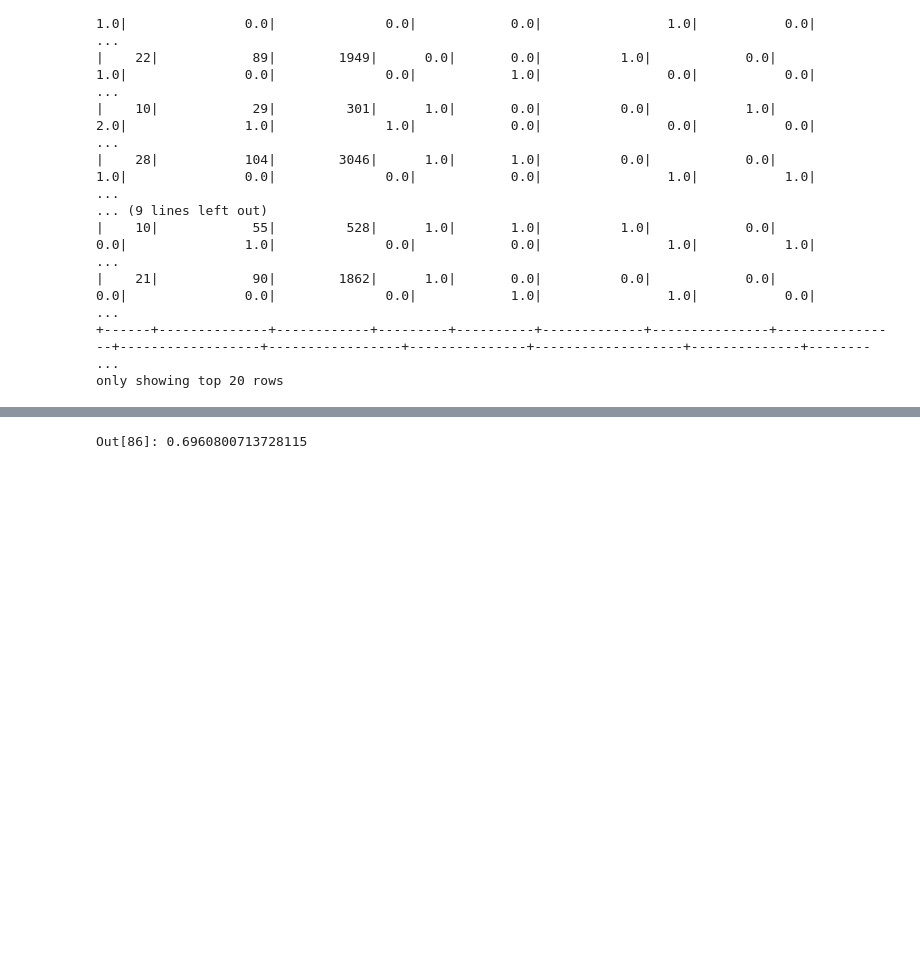
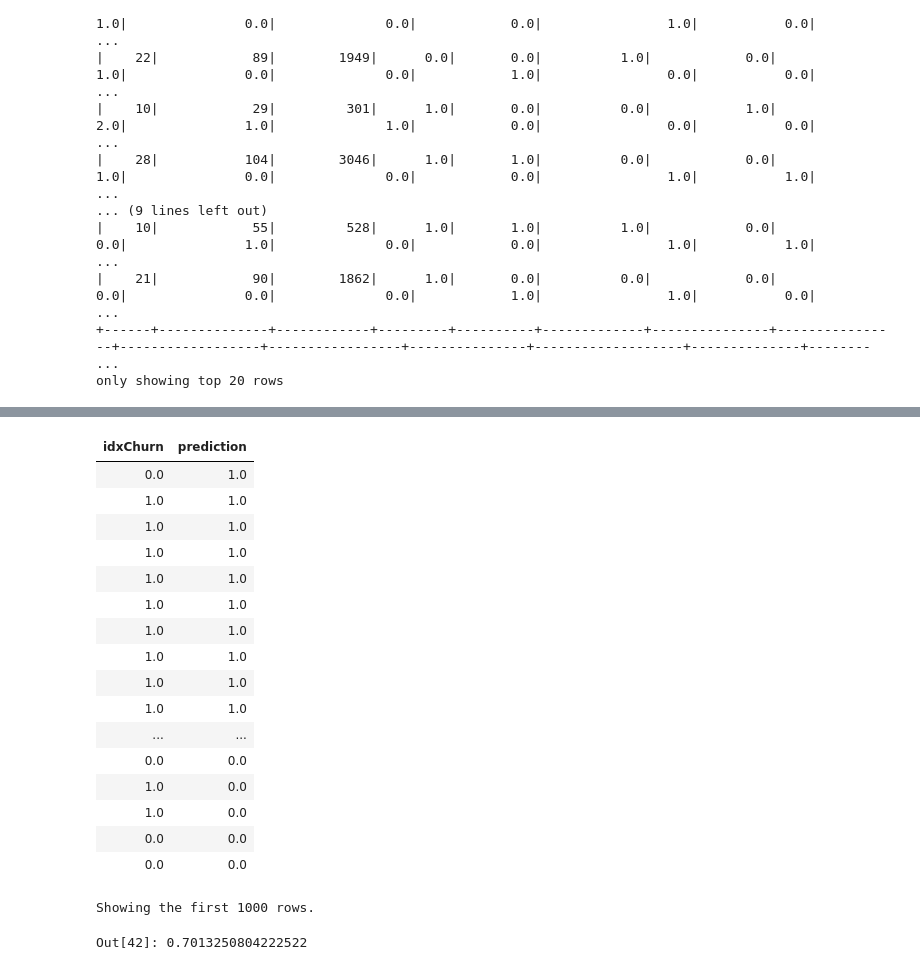
Before and after one commit to AhmadSamandari/customer_churn, a Jupyter notebook: churn_main.ipynb, the cells around one changed output, grey strips where cells are left out. Cells and saved outputs as stored; diff of their text form; code cells hidden in the pictures; blank space fills up the shorter version.

```diff
--- a/churn_main.ipynb
+++ b/churn_main.ipynb
@@ -205,9 +205,29 @@ Out[16]: 0.6648342632097145
 # %%
 #just to compare result of gbt and random Forest
 gbt_model = gbt.fit(train)
-gbt_preiction = gbt_model.transform(test)
+gbt_prediction = gbt_model.transform(test)
+gbt_prediction.select('idxChurn' , 'prediction').display()
+# %% [output]
+| idxChurn | prediction |
+| 0.0 | 1.0 |
+| 1.0 | 1.0 |
+| 1.0 | 1.0 |
+| 1.0 | 1.0 |
+| 1.0 | 1.0 |
+| 1.0 | 1.0 |
+| 1.0 | 1.0 |
+| 1.0 | 1.0 |
+| 1.0 | 1.0 |
+| 1.0 | 1.0 |
+| ... | ... |
+| 0.0 | 0.0 |
+| 1.0 | 0.0 |
+| 1.0 | 0.0 |
+| 0.0 | 0.0 |
+| 0.0 | 0.0 |
+Showing the first 1000 rows.
 # %%
 auc = evaluator.evaluate(gbt_preiction)
 auc
 # %% [output]
-Out[86]: 0.6960800713728115
+Out[42]: 0.7013250804222522
```
Also changed, not shown: parts of 6 cells of this notebook, 2 other files.
